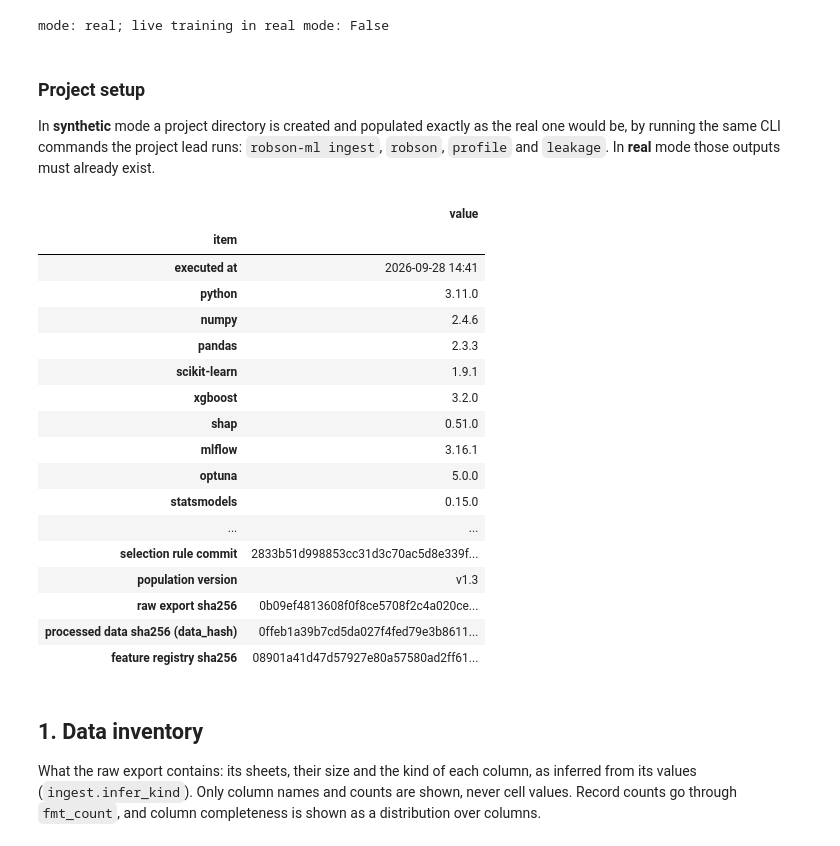
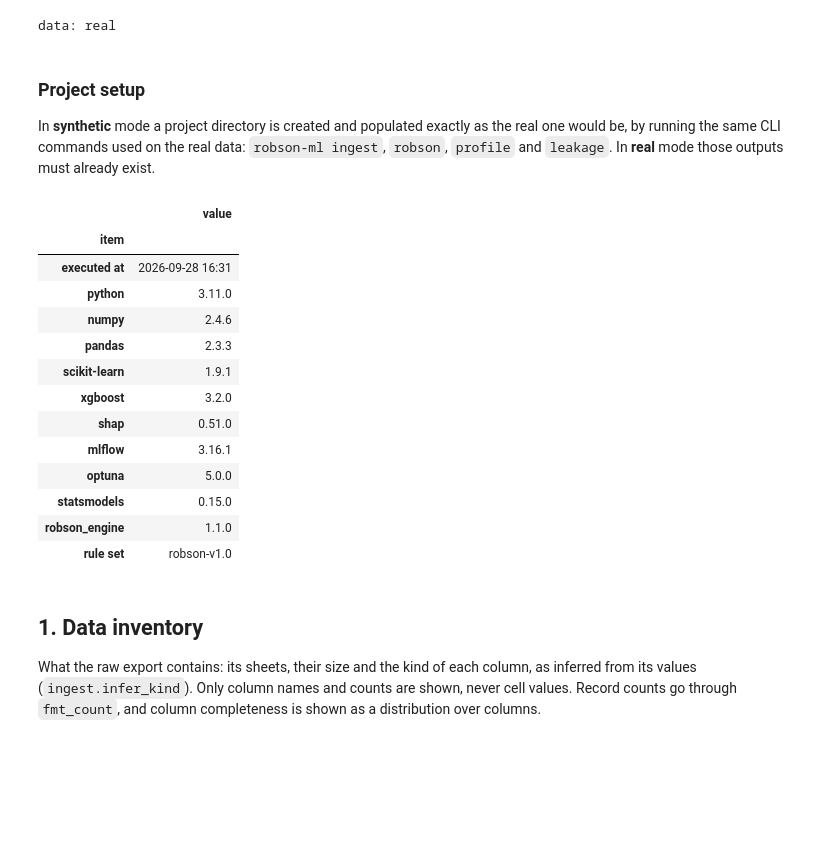
Before and after one commit to icyeza/robby, a Jupyter notebook: ML/notebooks/01_cesarean_readiness_pipeline.ipynb, the cells around one changed output. Saved outputs shown, nothing was run; the diff lists cells and outputs as text; code cells hidden in the pictures; blank space fills up the shorter version.

```diff
--- a/ML/notebooks/01_cesarean_readiness_pipeline.ipynb
+++ b/ML/notebooks/01_cesarean_readiness_pipeline.ipynb
@@ -87,9 +84,9 @@ if str(REPO) not in sys.path:
 # outputs stay readable; none of them carries data.
 warnings.filterwarnings("ignore")
 os.environ["MLFLOW_ENABLE_ARTIFACTS_PROGRESS_BAR"] = "false"
-print(f"mode: {MODE}; live training in real mode: {RUN_LIVE}")
+print(f"data: {MODE}")
 # %% [output]
-mode: real; live training in real mode: False
+data: real
 # %%
 import json
 from importlib.metadata import version
@@ -167,7 +164,7 @@ def show(fig) -> None:
 ### Project setup
 
 In **synthetic** mode a project directory is created and populated exactly as the real one would be,
-by running the same CLI commands the project lead runs: `robson-ml ingest`, `robson`, `profile` and
+by running the same CLI commands used on the real data: `robson-ml ingest`, `robson`, `profile` and
 `leakage`. In **real** mode those outputs must already exist.
 # %%
 def run_cli(project: Path, *args: str) -> None:
@@ -231,40 +228,34 @@ raw = select_sheet(sheets, mapping.sheet).reset_index(drop=True)
 canonical = pd.read_parquet(PROCESSED / "canonical.parquet")
 classified = pd.read_parquet(CLASSIFIED_PATH)
 registry = load_feature_registry(at(cfg.features_path))
 raw_features, _ = build_raw_features(raw, registry)
 audit, audit_log = audit_population(classified)
 FACILITIES = sorted(classified["facility_id"].astype(str).unique())
 
 environment = {
     "executed at": time.strftime("%Y-%m-%d %H:%M"),
     "python": platform.python_version(),
     **{
         lib: version(lib)
         for lib in (
             "numpy",
             "pandas",
             "scikit-learn",
             "xgboost",
             "shap",
             "mlflow",
             "optuna",
             "statsmodels",
         )
     },
     "robson_engine": robson_engine.__version__,
     "rule set": load_rule_set().version_label,
-    "git commit": git_commit(REPO),
-    "selection rule commit": selection_rule_commit(REPO),
-    "population version": POPULATION_VERSION,
-    "raw export sha256": file_sha256(RAW_PATH),
-    "processed data sha256 (data_hash)": file_sha256(CLASSIFIED_PATH),
-    "feature registry sha256": registry.sha256,
 }
 pd.DataFrame({"value": environment}).rename_axis("item")
 # %% [output]
 |  | value |
 | item |  |
-| executed at | 2026-09-28 14:41 |
+| executed at | 2026-09-28 16:31 |
 | python | 3.11.0 |
 | numpy | 2.4.6 |
 | pandas | 2.3.3 |
@@ -274,12 +265,8 @@ pd.DataFrame({"value": environment}).rename_axis("item")
 | mlflow | 3.16.1 |
 | optuna | 5.0.0 |
 | statsmodels | 0.15.0 |
-| ... | ... |
-| selection rule commit | 2833b51d998853cc31d3c70ac5d8e339f... |
-| population version | v1.3 |
-| raw export sha256 | 0b09ef4813608f0f8ce5708f2c4a020ce... |
-| processed data sha256 (data_hash) | 0ffeb1a39b7cd5da027f4fed79e3b8611... |
-| feature registry sha256 | 08901a41d47d57927e80a57580ad2ff61... |
+| robson_engine | 1.1.0 |
+| rule set | robson-v1.0 |
 # %% [markdown]
 ## 1. Data inventory
 
```
Also changed, not shown: parts of 33 cells of this notebook.
